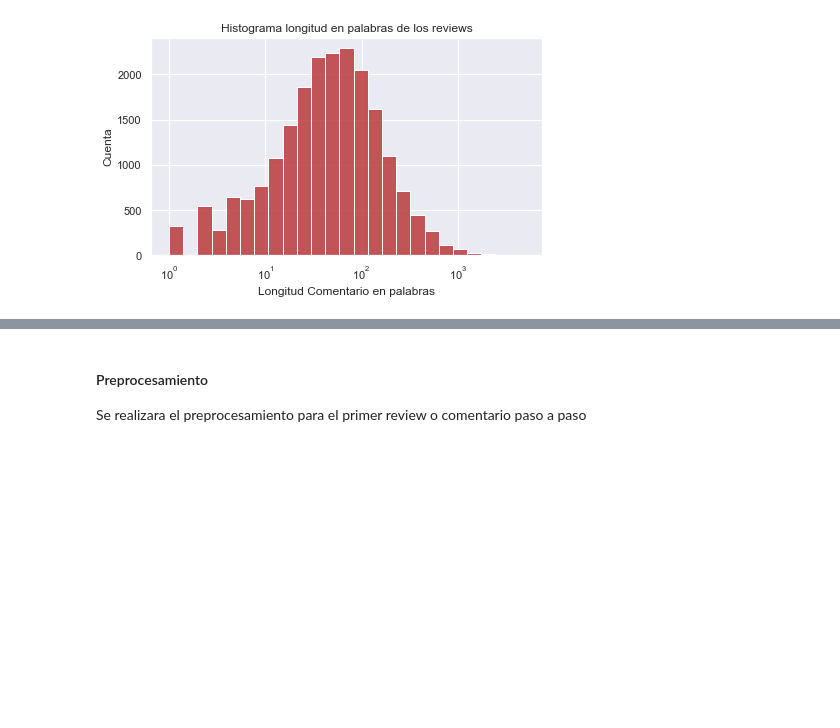
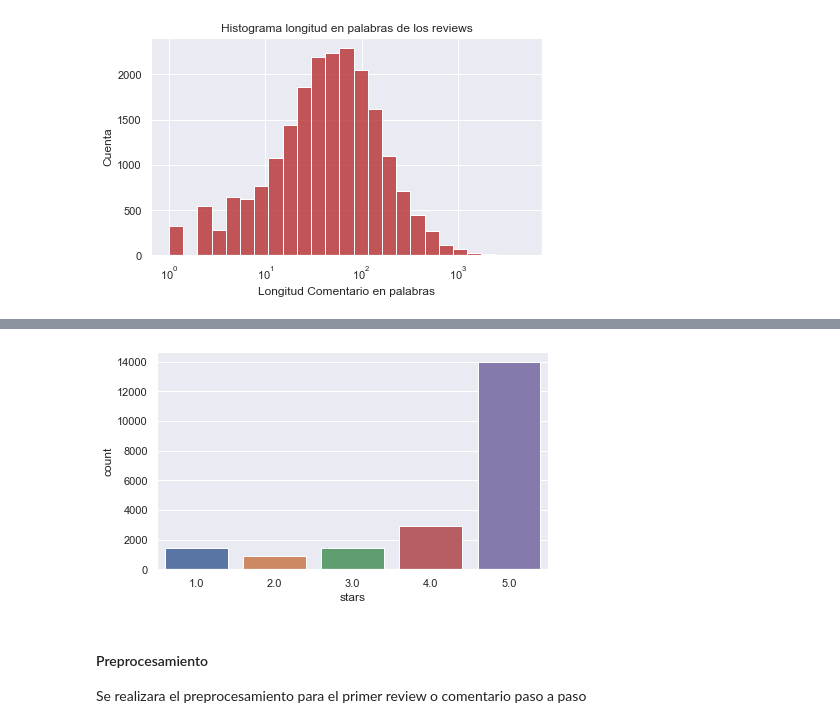
Before and after one commit to luisenerio/ProcesamientoDatosLuisLopezNerio1487280, a Jupyter notebook: Tarea1/Tarea1LuisLopezNerio.ipynb, the cells around one changed output, grey strips where cells are left out. Saved outputs shown, nothing was run; the diff lists cells and outputs as text; code cells hidden in the pictures; blank space fills up the shorter version.

```diff
--- a/Tarea1/Tarea1LuisLopezNerio.ipynb
+++ b/Tarea1/Tarea1LuisLopezNerio.ipynb
@@ -37,7 +37,7 @@ La base cuenta con tres columnas:
 |-----------|------------|-----|
 # %%
 
-base = pd.read_csv('Reviews.csv',quotechar="\"")
+base = pd.read_csv('Reviews.csv',quotechar="\"", dtype={'stars':'str'})
 # %%
 base.head(4)
 # %% [output]
@@ -85,3 +109,9 @@ ax.set( xlabel = "Longitud Comentario en palabras", ylabel = "Cuenta",title='His
+# %%
+order_list = ['1.0', '2.0', '3.0', '4.0', '5.0']
+fig = plt.figure(figsize = (7,4))
+ax = sns.countplot(data = base, x = 'stars', order=order_list)
+# %% [output]
+[figure, added]
 # %% [markdown]
 #### Preprocesamiento
 Se realizara el preprocesamiento para el primer review o comentario paso a paso
```
Also changed, not shown: parts of 3 cells of this notebook, 2 other files.
